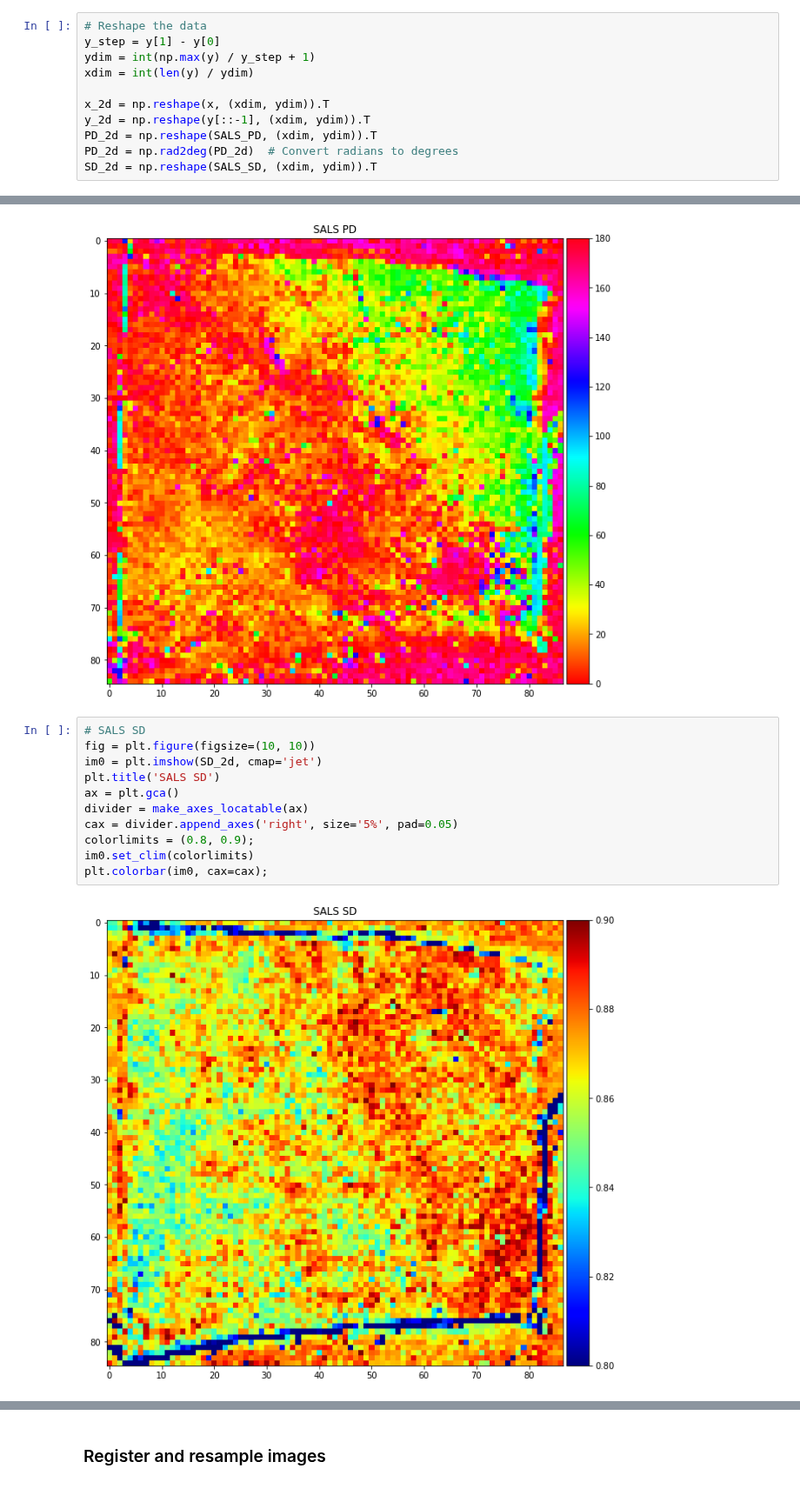
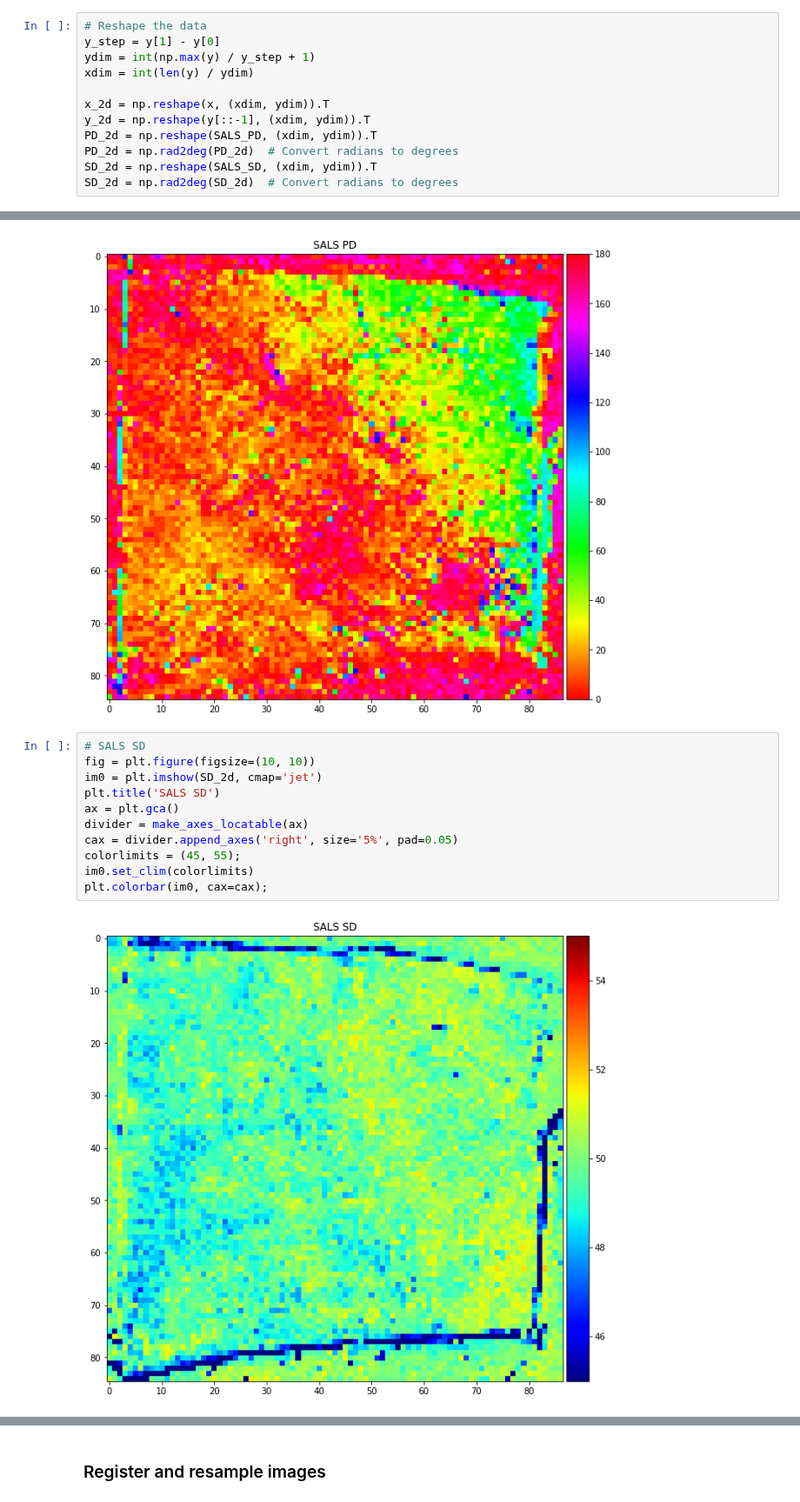
Before and after one commit to mfkiwl/splineDIC, a Jupyter notebook: notebooks/exploratory/stp_explore_ODF_extraction.ipynb, the cells around one changed output, grey strips where cells are left out. Shown at 87% size. Drawn from its saved outputs; the diff is of its cells as text.

```diff
--- a/notebooks/exploratory/stp_explore_ODF_extraction.ipynb
+++ b/notebooks/exploratory/stp_explore_ODF_extraction.ipynb
@@ -371,6 +371,7 @@ y_2d = np.reshape(y[::-1], (xdim, ydim)).T
 PD_2d = np.reshape(SALS_PD, (xdim, ydim)).T
 PD_2d = np.rad2deg(PD_2d)  # Convert radians to degrees
 SD_2d = np.reshape(SALS_SD, (xdim, ydim)).T
+SD_2d = np.rad2deg(SD_2d)  # Convert radians to degrees
 # %%
 # SALS PD
 fig = plt.figure(figsize=(10, 10))
@@ -387,16 +388,16 @@ plt.colorbar(im0, cax=cax);
 # %%
 # SALS SD
 fig = plt.figure(figsize=(10, 10))
 im0 = plt.imshow(SD_2d, cmap='jet')
 plt.title('SALS SD')
 ax = plt.gca()
 divider = make_axes_locatable(ax)
 cax = divider.append_axes('right', size='5%', pad=0.05)
-colorlimits = (0.8, 0.9);
+colorlimits = (45, 55);
 im0.set_clim(colorlimits)
 plt.colorbar(im0, cax=cax);
 # %% [output]
-[figure, old version]
+[figure, new version]
 # %%
 # Save a file for masking a mask
 name = 'C:\\Users\\potterst1\\Box Sync\\Research\\Projects\\IGA DIC pSFDI\\Experimental Data\\2D pSFDI data\\ODF Extraction\\SALS\\Results\\BP ODF 032919\\BW_Images\\color_premask.png'
```
Also changed, not shown: parts of 10 cells of this notebook.
